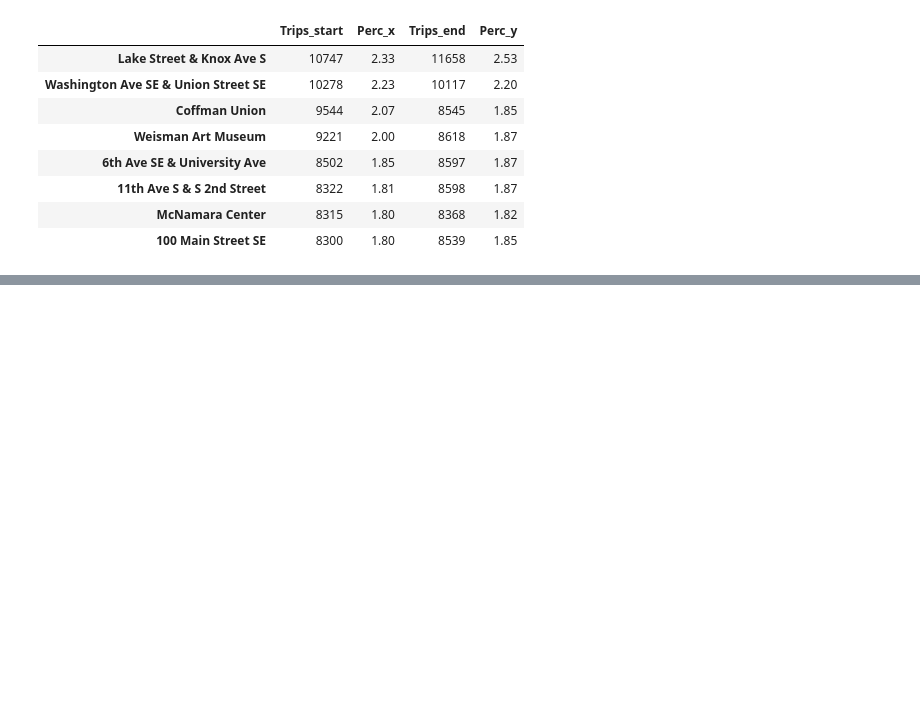
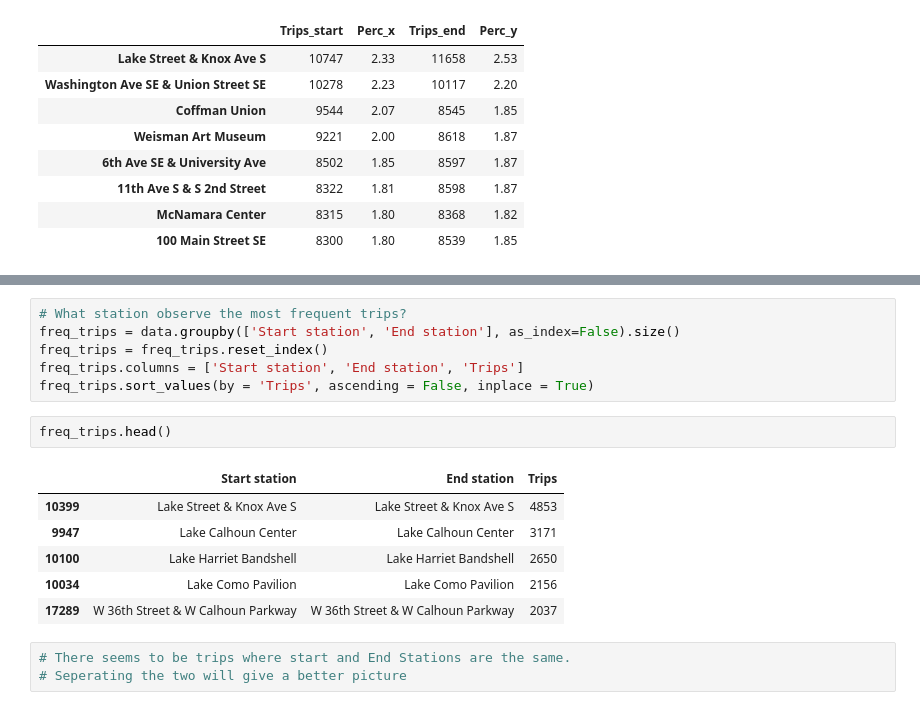
Before and after one commit to Pushkar-v/Nice-Ride-2017---Minnesota, a Jupyter notebook: EDA - 2017 Station Locations.ipynb, the cells around one changed output, grey strips where cells are left out. Drawn from its saved outputs; the diff is of its cells as text; blank space fills up the shorter version.

```diff
--- a/EDA - 2017 Station Locations.ipynb
+++ b/EDA - 2017 Station Locations.ipynb
@@ -81,0 +102,18 @@ pd.merge(start_trips.head(10), end_trips.head(10), left_index=True, right_index=
+# %%
+# What station observe the most frequent trips?
+freq_trips = data.groupby(['Start station', 'End station'], as_index=False).size()
+freq_trips = freq_trips.reset_index()
+freq_trips.columns = ['Start station', 'End station', 'Trips']
+freq_trips.sort_values(by = 'Trips', ascending = False, inplace = True)
+# %%
+freq_trips.head()
+# %% [output]
+|  | Start station | End station | Trips |
+| 10399 | Lake Street & Knox Ave S | Lake Street & Knox Ave S | 4853 |
+| 9947 | Lake Calhoun Center | Lake Calhoun Center | 3171 |
+| 10100 | Lake Harriet Bandshell | Lake Harriet Bandshell | 2650 |
+| 10034 | Lake Como Pavilion | Lake Como Pavilion | 2156 |
+| 17289 | W 36th Street & W Calhoun Parkway | W 36th Street & W Calhoun Parkway | 2037 |
+# %%
+# There seems to be trips where start and End Stations are the same.
+# Seperating the two will give a better picture
```
Also changed, not shown: parts of 11 cells of this notebook.
